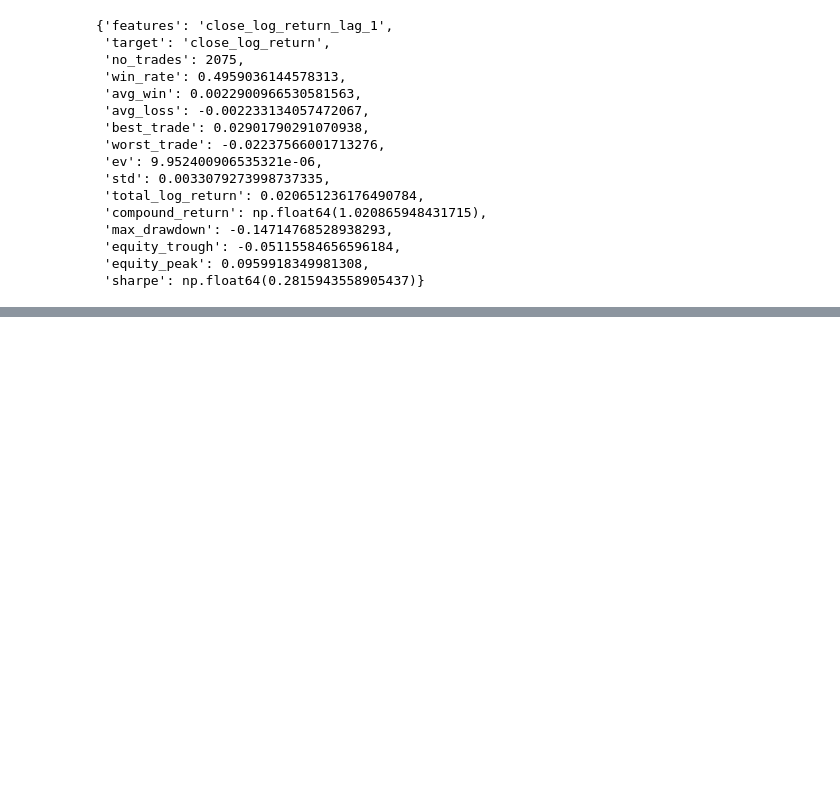
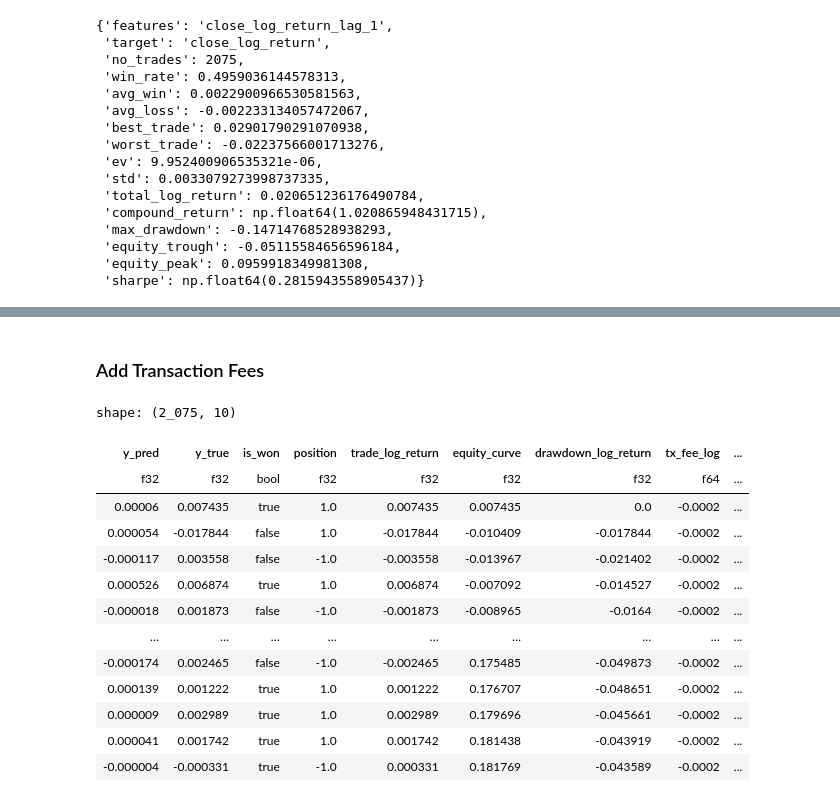
Before and after one commit to MichaelLy766/ML-Systematic-Trading-Engine, a Jupyter notebook: video1.ipynb, the cells around one changed output, grey strips where cells are left out. Drawn from its saved outputs; the diff is of its cells as text; code cells hidden in the pictures; blank space fills up the shorter version.

Commit message:
explore other features, take into account transaction fees, arrived at final satifactory model

```diff
--- a/video1.ipynb
+++ b/video1.ipynb
@@ -554,3 +554,12 @@ research.eval_model_performance(y_test, y_hat, features, target, annualized_rate
  'equity_trough': -0.05115584656596184,
  'equity_peak': 0.0959918349981308,
  'sharpe': np.float64(0.2815943558905437)}
+# %%
+target = 'close_log_return'
+features = ['close_log_return_lag_2']
+model = LinearModel(len(features))
+perf = research.benchmark_reg_model(ts, features, target, model, annualized_rate, no_epochs=50)
+perf
+
+# as you can see from the weights (weight) its a mean reversion model, linear models are easier to interpret as opposed to a neutral network
+# with a billion parameters
@@ -556,0 +623,11 @@ research.eval_model_performance(y_test, y_hat, features, target, annualized_rate
+# %%
+features = ['close_log_return_lag_2']
+model = LinearModel(len(features))
+model_trades = research.learn_model_trades(ts, features, target, model, no_epochs=200, loss=nn.L1Loss())
+
+research.plot_column(model_trades, 'equity_curve')
+
+# mostly positive, only some negative, more stable, which is good. But there is a big drawdown in the middle, which could be dangerous if we
+# are using a lot of leverage, like 20x. Small amout of leverage, this would suffice, so it really depends on the amount of risk you are
+# willing to tolerate. But for our purposes, we will use this to build our strategy. We will also explore if we might get liquidated if we use
+# say, 8x leverage, or 10x, etc. One thing we haven't taken into account is transactions fees, we will look at that next
@@ -556,0 +636,31 @@ research.eval_model_performance(y_test, y_hat, features, target, annualized_rate
+# %% [markdown]
+### Add Transaction Fees
+# %%
+maker_fee = 0.0001      # fee for providing market liquidity (placing limits orders)
+taker_fee = 0.0003      # fee for making immediate market orders
+                        # taker fee usually higher than market fee to encourage market stability, but both transactions cost
+                        # money to make the exchange momey
+
+roundtrip_fee_log = np.log(1 - 2 * maker_fee) # two taker fees because we are open and close a trade Immediately (so market orders both times)
+                                              # changed to maker fee later on to test it, usually if you want a lot of trades, the market
+                                              # rewards you for that high volume with lower fees and even rebates
+
+model_trades = model_trades.with_columns(pl.lit(roundtrip_fee_log).alias('tx_fee_log'))
+model_trades = model_trades.with_columns((pl.col("trade_log_return") + pl.col('tx_fee_log')).alias('trade_log_return_net'))
+model_trades = model_trades.with_columns(pl.col('trade_log_return_net').cum_sum().alias('equity_curve_net'))
+model_trades
+# %% [output]
+shape: (2_075, 10)
+| y_pred | y_true | is_won | position | trade_log_return | equity_curve | drawdown_log_return | tx_fee_log | ... |
+| f32 | f32 | bool | f32 | f32 | f32 | f32 | f64 | ... |
+| 0.00006 | 0.007435 | true | 1.0 | 0.007435 | 0.007435 | 0.0 | -0.0002 | ... |
+| 0.000054 | -0.017844 | false | 1.0 | -0.017844 | -0.010409 | -0.017844 | -0.0002 | ... |
+| -0.000117 | 0.003558 | false | -1.0 | -0.003558 | -0.013967 | -0.021402 | -0.0002 | ... |
+| 0.000526 | 0.006874 | true | 1.0 | 0.006874 | -0.007092 | -0.014527 | -0.0002 | ... |
+| -0.000018 | 0.001873 | false | -1.0 | -0.001873 | -0.008965 | -0.0164 | -0.0002 | ... |
+| … | … | … | … | … | … | … | … | ... |
+| -0.000174 | 0.002465 | false | -1.0 | -0.002465 | 0.175485 | -0.049873 | -0.0002 | ... |
+| 0.000139 | 0.001222 | true | 1.0 | 0.001222 | 0.176707 | -0.048651 | -0.0002 | ... |
+| 0.000009 | 0.002989 | true | 1.0 | 0.002989 | 0.179696 | -0.045661 | -0.0002 | ... |
+| 0.000041 | 0.001742 | true | 1.0 | 0.001742 | 0.181438 | -0.043919 | -0.0002 | ... |
+| -0.000004 | -0.000331 | true | -1.0 | 0.000331 | 0.181769 | -0.043589 | -0.0002 | ... |
```
Also changed, not shown: parts of 25 cells of this notebook, 2 other files.
